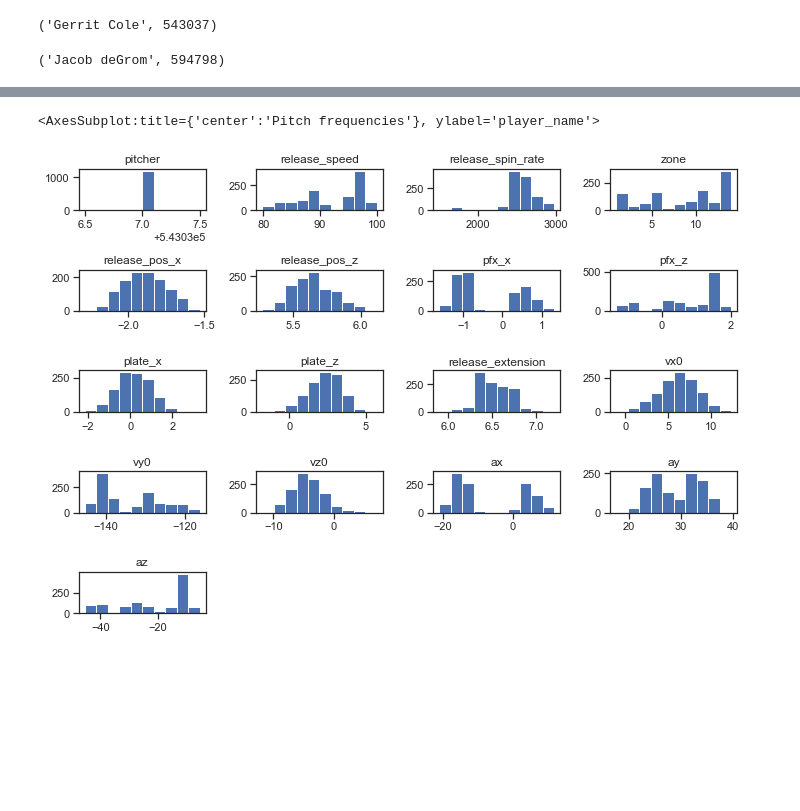
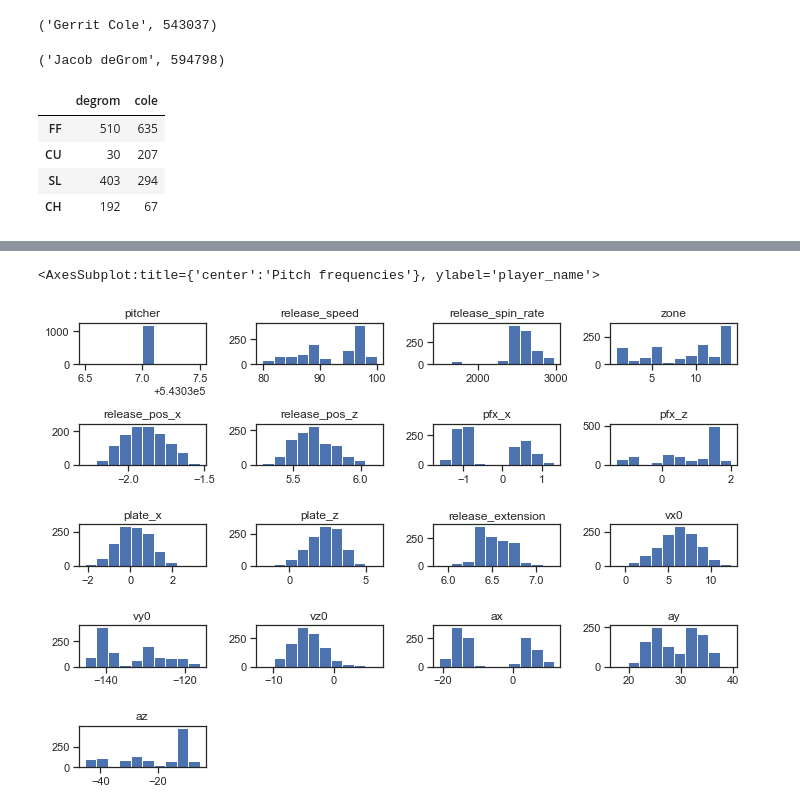
Before and after one commit to konstanzer/Ace_versus_Ace, a Jupyter notebook: src/viz.ipynb, the cells around one changed output, grey strips where cells are left out. Drawn from its saved outputs; the diff is of its cells as text; code cells hidden in the pictures; blank space fills up the shorter version.

```diff
--- a/src/viz.ipynb
+++ b/src/viz.ipynb
@@ -38,3 +38,19 @@ memory usage: 475.0+ KB
 # %%
 cole = df[df.pitcher==543037]
 degrom = df[df.pitcher==594798]
+# %%
+pitch_counts = list()
+for df in [degrom, cole]:
+    for pitch in ['FF','CU','SL','CH']:
+        pitch_counts.append(sum(df[pitch]==1))
+d_counts = pitch_counts[:4]
+c_counts = pitch_counts[4:]
+de_counts = pd.DataFrame(d_counts, columns=['degrom'], index=['FF','CU','SL','CH'])
+co_counts = pd.DataFrame(c_counts, columns=['cole'], index=['FF','CU','SL','CH'])
+pd.concat([de_counts, co_counts], axis=1)
+# %% [output]
+|  | degrom | cole |
+| FF | 510 | 635 |
+| CU | 30 | 207 |
+| SL | 403 | 294 |
+| CH | 192 | 67 |
```
Also changed, not shown: parts of 3 cells of this notebook.
